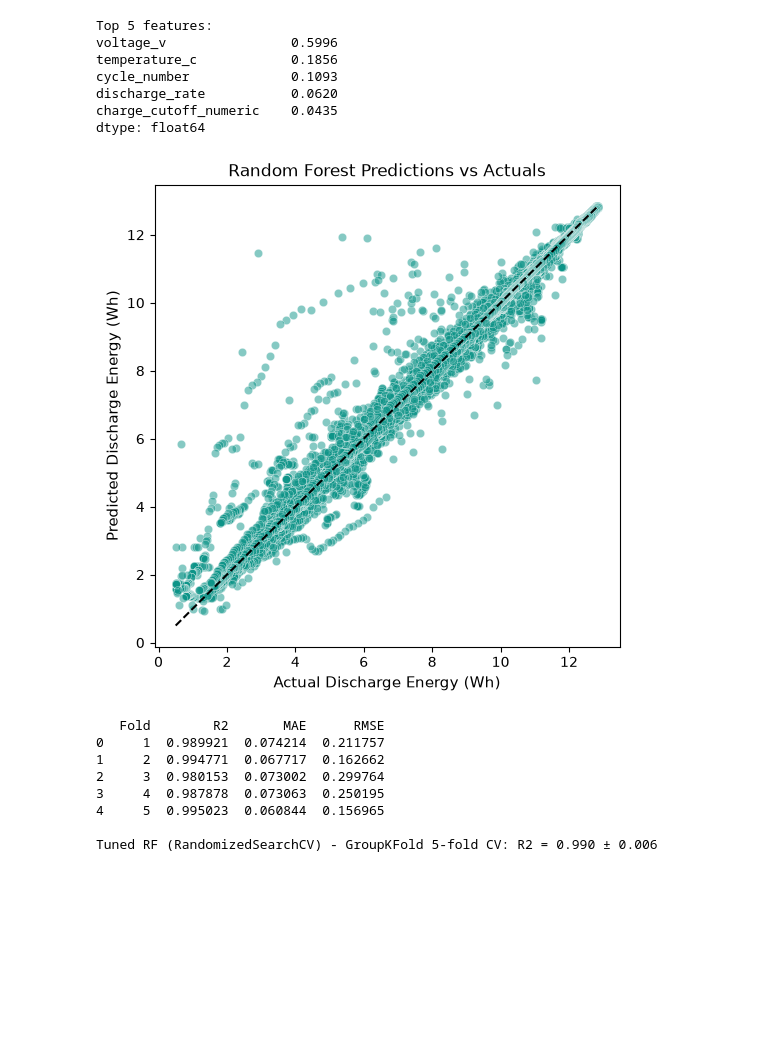
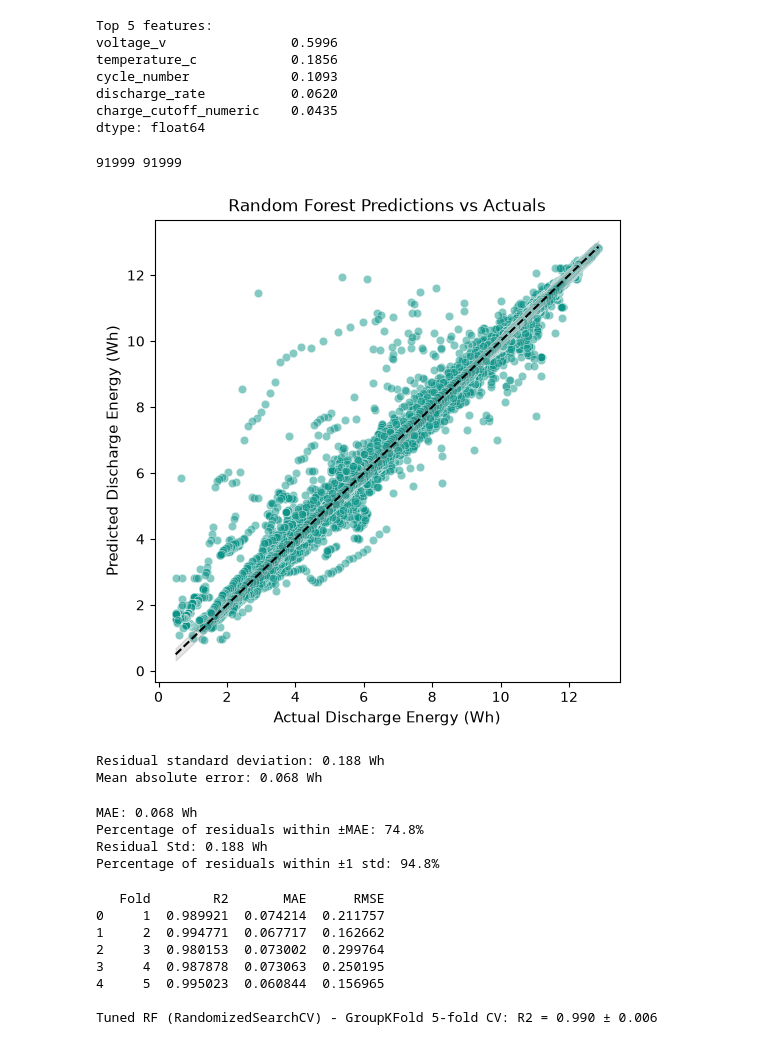
Before and after one commit to Tuggler/Tuggle_ML_Project, a Jupyter notebook: tuggle_final.ipynb, the cells around one changed output. Drawn from its saved outputs; the diff is of its cells as text; code cells hidden in the pictures; blank space fills up the shorter version.

```diff
--- a/tuggle_final.ipynb
+++ b/tuggle_final.ipynb
@@ -302,8 +302,16 @@ Interpretation:
 import seaborn as sns
 import matplotlib.pyplot as plt
 
+def charge_cutoff_to_numeric(val):
+    if pd.isna(val):
+        return None
+    denominator = int(val.split('/')[1])
+    return 1.0 / denominator
+
+df['charge_cutoff_numeric'] = df['charge_cutoff'].apply(charge_cutoff_to_numeric)
+feature_cols=['cycle_number','sample_number','voltage_v','temperature_c','discharge_rate','charge_cutoff_numeric']
 # Select only numeric features (exclude categorical columns: sample_number, charge_cutoff)
-numeric_features = [col for col in feature_cols if col not in ['sample_number', 'charge_cutoff']]
+numeric_features = [col for col in feature_cols if col not in ['sample_number']]
 corr = df[numeric_features].corr(method='spearman')
 
 fig, ax = plt.subplots(figsize=(7, 6))
@@ -607,22 +667,54 @@ for train_idx, test_idx in GroupKFold(n_splits=5).split(X_all, y_all, groups):
 
 all_y_test = np.concatenate(all_y_test)
 all_y_pred = np.concatenate(all_y_pred)
+
+print(len(all_y_test), len(all_y_pred))
+# %% [output]
+91999 91999
 # %%
+residuals = all_y_pred - all_y_test
+residual_std = np.std(residuals)
+mae = np.mean(np.abs(residuals))
 fig,ax = plt.subplots(figsize=(6, 6))
 
 ax.scatter(all_y_test, all_y_pred, alpha=0.5, color='#0D9488', edgecolor='white', linewidth=0.4)
+lims = [
+    min(all_y_test.min(), all_y_pred.min()),
+    max(all_y_test.max(), all_y_pred.max())
+]
+ax.fill_between(lims, lims - residual_std, lims + residual_std,
+                alpha=0.2, color='grey', label=f'±MAE (MAE={mae:.3f} Wh)')
 
-lims = [
-min(all_y_test.min(), all_y_pred.min()),
-max(all_y_test.max(), all_y_pred.max())
-]
 ax.set_xlabel('Actual Discharge Energy (Wh)', fontsize=11)
 ax.set_ylabel('Predicted Discharge Energy (Wh)', fontsize=11)
 ax.set_title('Random Forest Predictions vs Actuals', fontsize=12)
 plt.plot(lims, lims, 'k--')
 plt.show()
+print(f"Residual standard deviation: {residual_std:.3f} Wh")
+print(f"Mean absolute error: {mae:.3f} Wh")
 # %% [output]
-[figure, old version]
+[figure, new version]
+Residual standard deviation: 0.188 Wh
+Mean absolute error: 0.068 Wh
+# %%
+residuals = all_y_pred - all_y_test
+mae = np.mean(np.abs(residuals))
+
+# Calculate percentage within ±MAE
+pct_within_mae = 100 * np.mean(np.abs(residuals) <= mae)
+print(f"MAE: {mae:.3f} Wh")
+print(f"Percentage of residuals within ±MAE: {pct_within_mae:.1f}%")
+
+# Also check ±1 std for reference
+residual_std = np.std(residuals)
+pct_within_1std = 100 * np.mean(np.abs(residuals) <= residual_std)
+print(f"Residual Std: {residual_std:.3f} Wh")
+print(f"Percentage of residuals within ±1 std: {pct_within_1std:.1f}%")
+# %% [output]
+MAE: 0.068 Wh
+Percentage of residuals within ±MAE: 74.8%
+Residual Std: 0.188 Wh
+Percentage of residuals within ±1 std: 94.8%
 # %%
 #use the model tuned on one fold and evaluate it across all folds using GroupKFold cross validation. This will give a more robust estimate of the model's performance and help to avoid overfitting to a single fold.
 from sklearn.base import clone
```
Also changed, not shown: parts of 3 cells of this notebook, 21 other files.
